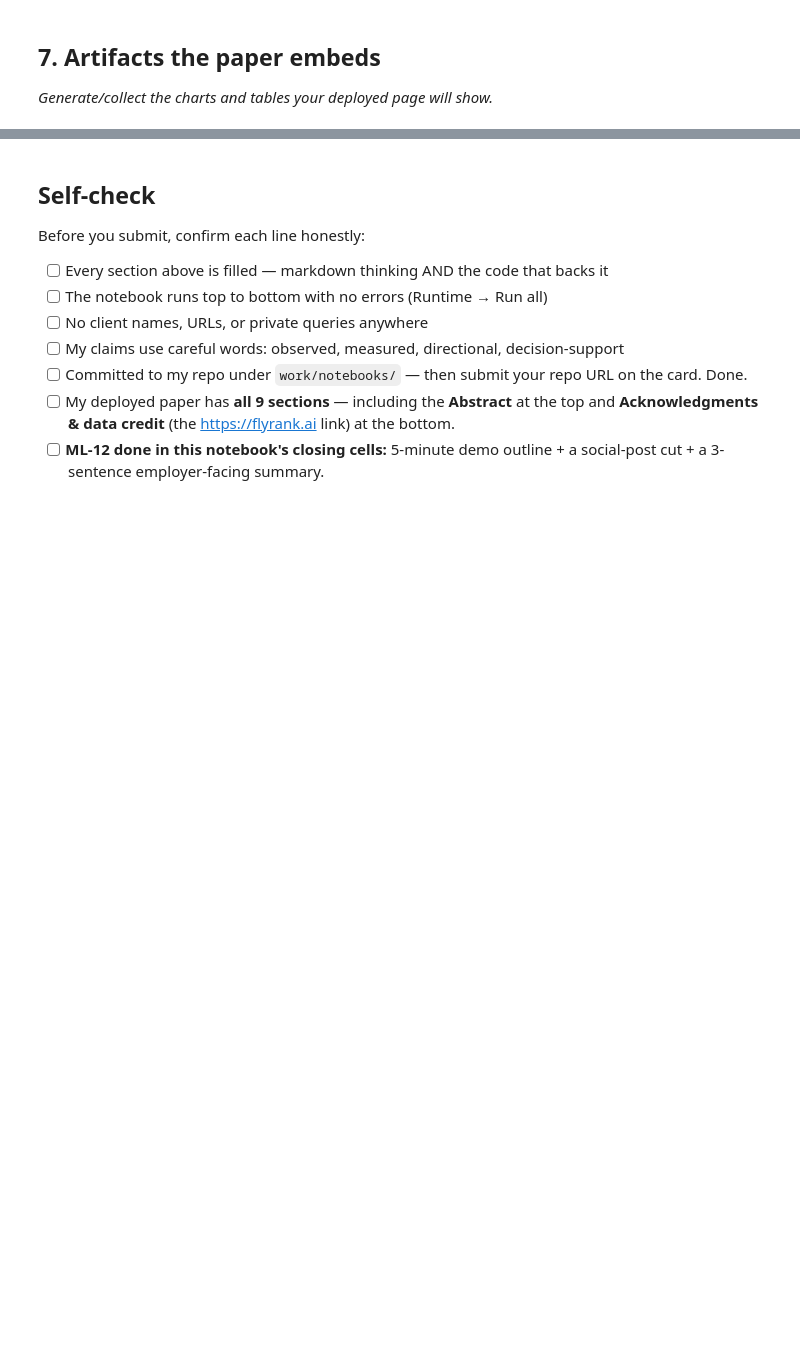
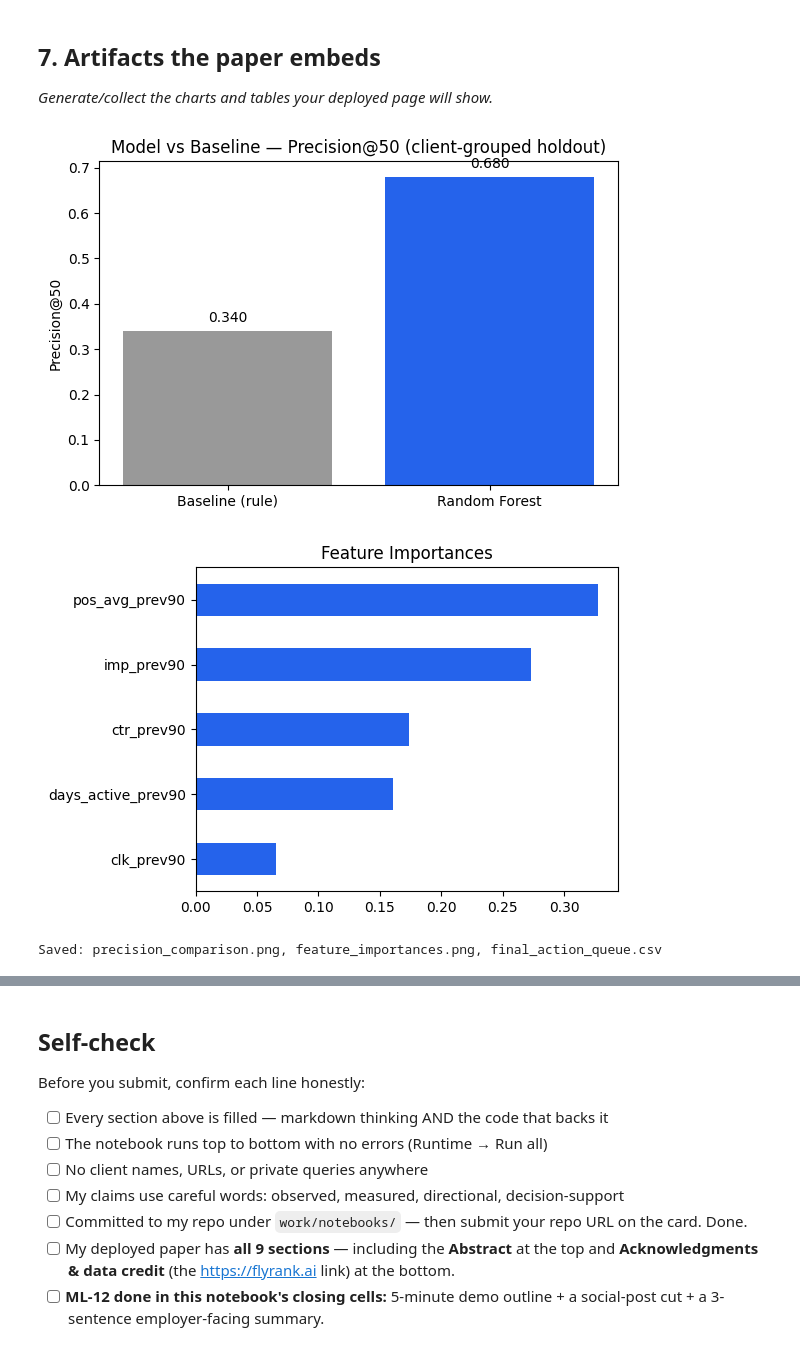
Before and after one commit to saad0O5/FlyRank-Internship-Work, a Jupyter notebook: work/notebooks/capstone.ipynb, the cells around one changed output, grey strips where cells are left out. Saved outputs shown, nothing was run; the diff lists cells and outputs as text; code cells hidden in the pictures; blank space fills up the shorter version.

```diff
--- a/work/notebooks/capstone.ipynb
+++ b/work/notebooks/capstone.ipynb
@@ -34,3 +244,31 @@ This skeleton is yours to fill. Work the sections **in order** — each one has
 ## 7. Artifacts the paper embeds
 
 *Generate/collect the charts and tables your deployed page will show.*
+# %%
+import matplotlib.pyplot as plt
+
+fig, ax = plt.subplots(figsize=(6,4))
+ax.bar(['Baseline (rule)', 'Random Forest'], [base_p50, p50], color=['#999', '#2563eb'])
+ax.set_ylabel('Precision@50')
+ax.set_title('Model vs Baseline — Precision@50 (client-grouped holdout)')
+for i, v in enumerate([base_p50, p50]):
+    ax.text(i, v + 0.02, f'{v:.3f}', ha='center')
+plt.tight_layout()
+os.makedirs('work/outputs/charts', exist_ok=True)
+plt.savefig('work/outputs/charts/precision_comparison.png', dpi=150)
+plt.show()
+
+importances = pd.Series(model.feature_importances_, index=feature_cols).sort_values()
+fig2, ax2 = plt.subplots(figsize=(6,4))
+importances.plot(kind='barh', ax=ax2, color='#2563eb')
+ax2.set_title('Feature Importances')
+plt.tight_layout()
+plt.savefig('work/outputs/charts/feature_importances.png', dpi=150)
+plt.show()
+
+queue.to_csv('work/outputs/final_action_queue.csv', index=False)
+print("Saved: precision_comparison.png, feature_importances.png, final_action_queue.csv")
+# %% [output]
+[figure, added]
+[figure, added]
+Saved: precision_comparison.png, feature_importances.png, final_action_queue.csv
```
Also changed, not shown: parts of 14 cells of this notebook.
